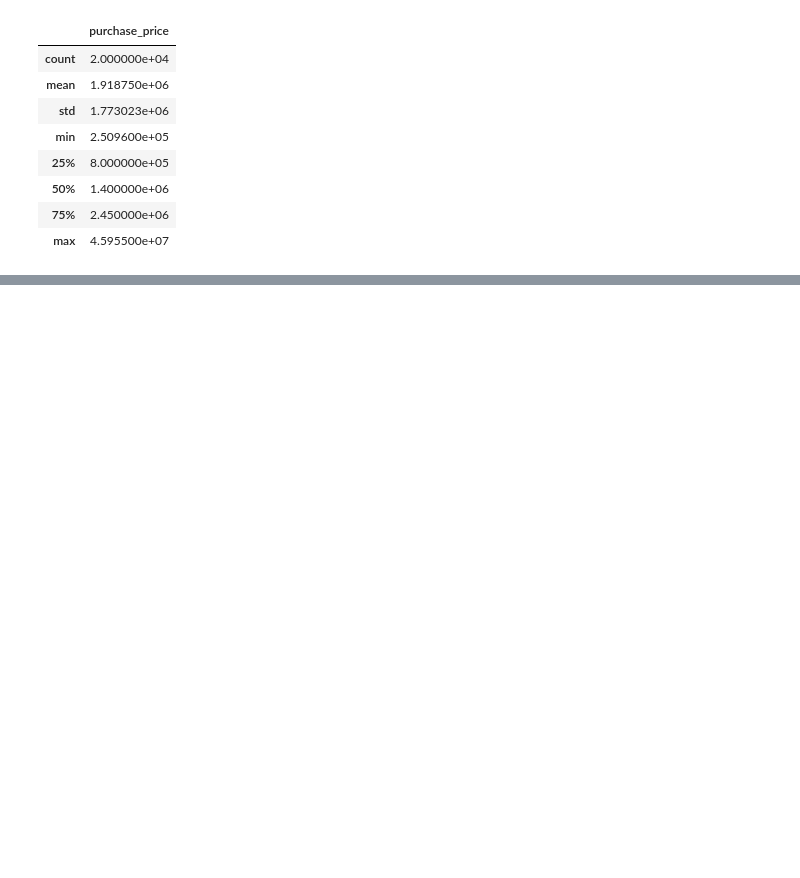
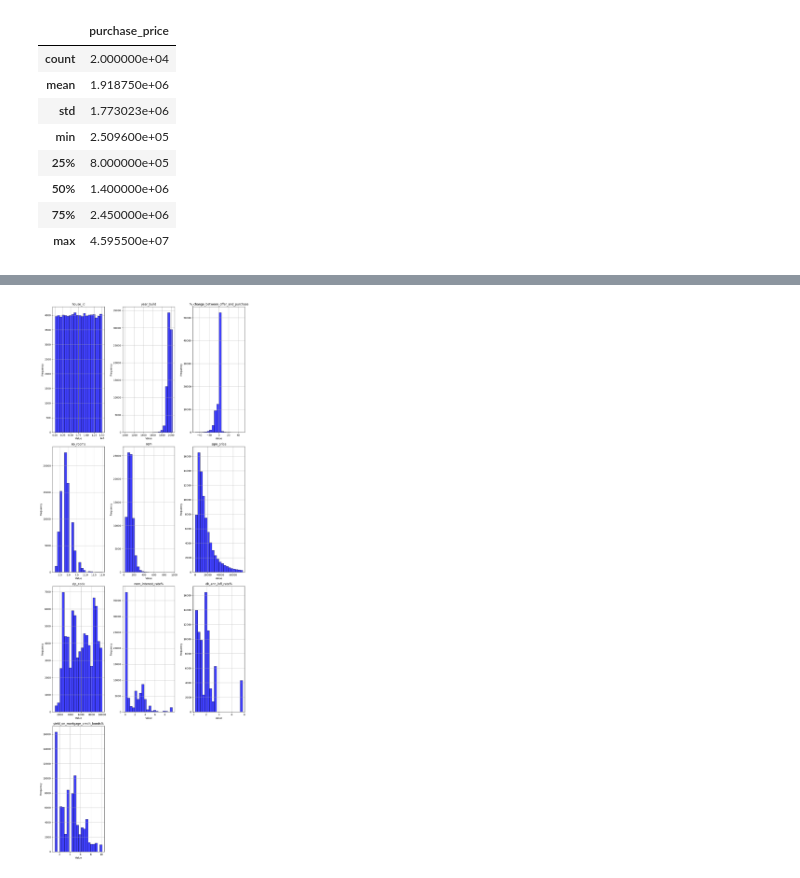
Before and after one commit to AndreiShelest/ML_house_prices, a Jupyter notebook: notebooks/eda.ipynb, the cells around one changed output, grey strips where cells are left out. Cells and saved outputs as stored; diff of their text form; code cells hidden in the pictures; blank space fills up the shorter version.

```diff
--- a/notebooks/eda.ipynb
+++ b/notebooks/eda.ipynb
@@ -105,5 +128,0 @@ plt.show()
-# %%
-fig, axes = plt.subplots(ncols=3, nrows=3, figsize=(20, 20))
-for i, ax in zip(X_train.columns, axes.flat):
-    sns.regplot(x=X_train[i], y=Y_train, ax=ax).set(title=f"Regplot of : {i}", xlabel="")
-plt.show()
@@ -129,0 +142,19 @@ stored in a single array unless the dtype is `object`. The full list of DTypes i
+# %%
+def plot_histograms(dataframe, bins=20, figsize=(12, 8)):
+    numeric_columns = dataframe.select_dtypes(include=['number']).columns  # Select only numeric columns
+    num_columns = len(numeric_columns)
+    rows = (num_columns + 2) // 3  # Adjust rows for up to 3 plots per row
+
+    plt.figure(figsize=(figsize[0], figsize[1] * rows))
+    for i, column in enumerate(numeric_columns):
+        plt.subplot(rows, 3, i + 1)  # Up to 3 plots per row
+        dataframe[column].hist(bins=bins, alpha=0.75, color='blue', edgecolor='black')
+        plt.title(column)
+        plt.xlabel("Value")
+        plt.ylabel("Frequency")
+
+    plt.tight_layout()
+    plt.show()
+# %%
+plot_histograms(X_train)
+# %% [output]
@@ -129,0 +162 @@ stored in a single array unless the dtype is `object`. The full list of DTypes i
+[figure, added]
```
Also changed, not shown: parts of 19 cells of this notebook, 9 other files.
